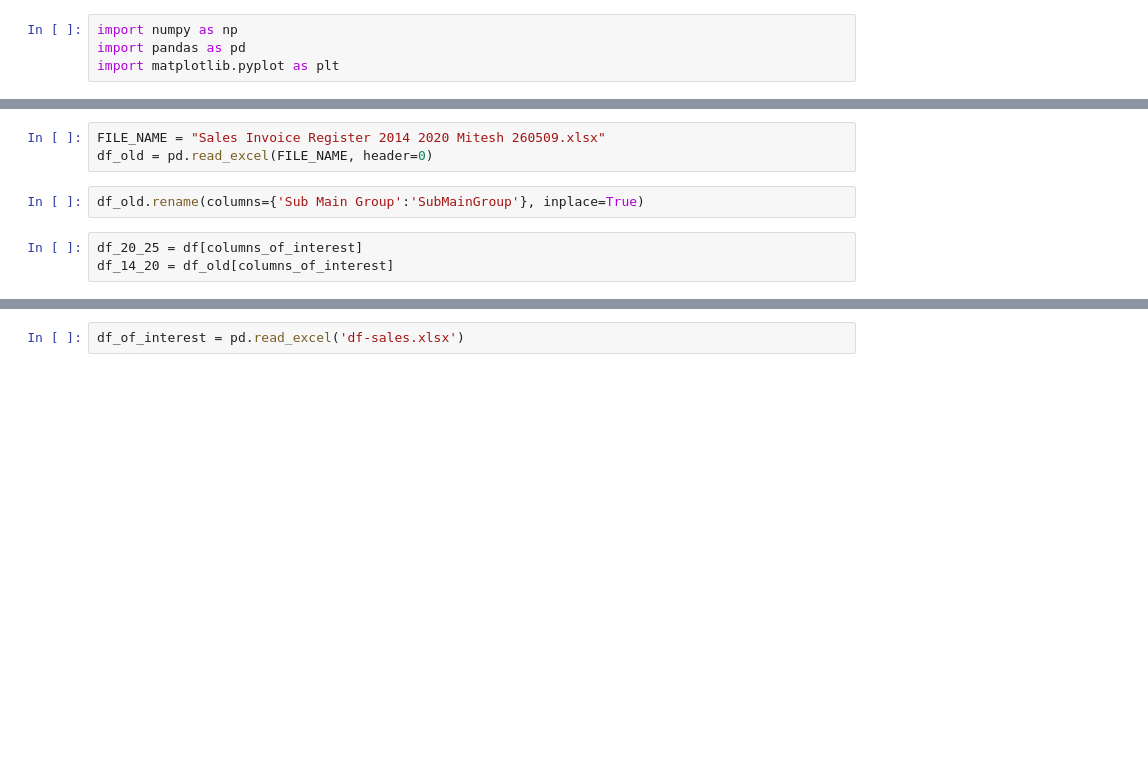
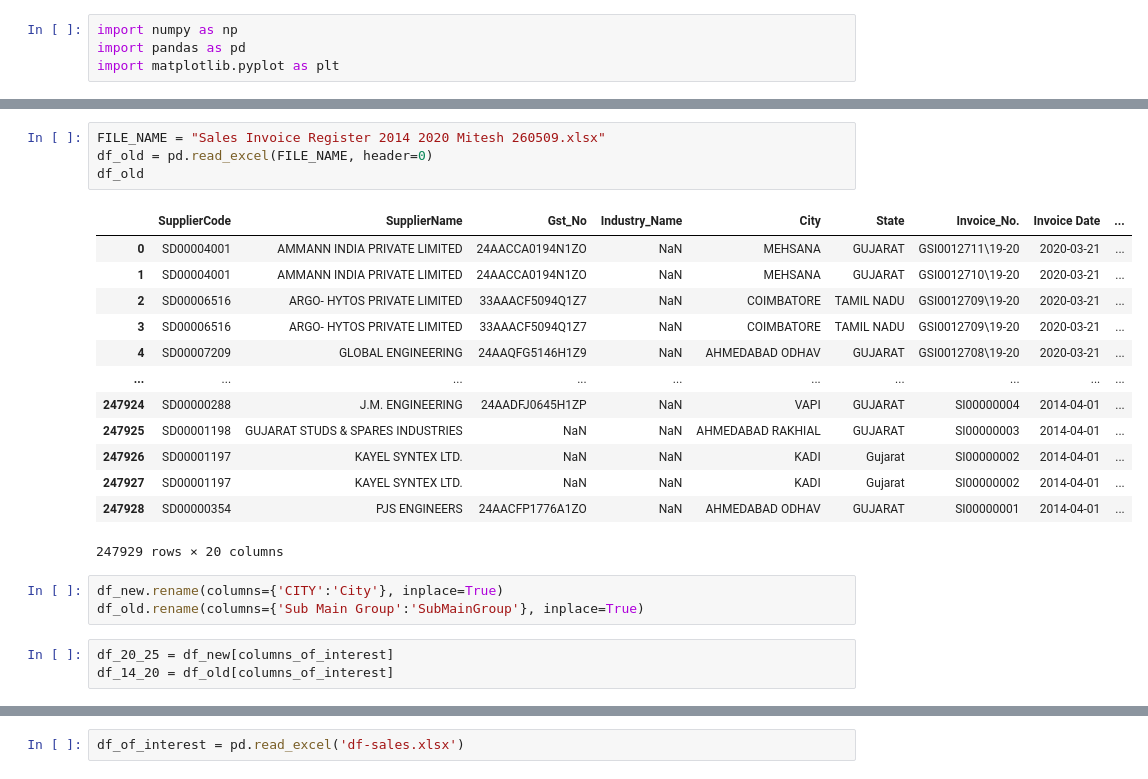
Before and after one commit to dhruvilsangani/Jacktech-Sales, a Jupyter notebook: sales_history_eda.ipynb, the cells around one changed output, grey strips where cells are left out. Saved outputs shown, nothing was run; the diff lists cells and outputs as text; blank space fills up the shorter version.

```diff
--- a/sales_history_eda.ipynb
+++ b/sales_history_eda.ipynb
@@ -37,10 +67,26 @@ df = pd.read_excel(EXCEL_NAME, header=0)
 # %%
 FILE_NAME = "Sales Invoice Register 2014 2020 Mitesh 260509.xlsx"
 df_old = pd.read_excel(FILE_NAME, header=0)
+df_old
+# %% [output]
+|  | SupplierCode | SupplierName | Gst_No | Industry_Name | City | State | Invoice_No. | Invoice Date | ... |
+| 0 | SD00004001 | AMMANN INDIA PRIVATE LIMITED | 24AACCA0194N1ZO | NaN | MEHSANA | GUJARAT | GSI0012711\19-20 | 2020-03-21 | ... |
+| 1 | SD00004001 | AMMANN INDIA PRIVATE LIMITED | 24AACCA0194N1ZO | NaN | MEHSANA | GUJARAT | GSI0012710\19-20 | 2020-03-21 | ... |
+| 2 | SD00006516 | ARGO- HYTOS PRIVATE LIMITED | 33AAACF5094Q1Z7 | NaN | COIMBATORE | TAMIL NADU | GSI0012709\19-20 | 2020-03-21 | ... |
+| 3 | SD00006516 | ARGO- HYTOS PRIVATE LIMITED | 33AAACF5094Q1Z7 | NaN | COIMBATORE | TAMIL NADU | GSI0012709\19-20 | 2020-03-21 | ... |
+| 4 | SD00007209 | GLOBAL ENGINEERING | 24AAQFG5146H1Z9 | NaN | AHMEDABAD ODHAV | GUJARAT | GSI0012708\19-20 | 2020-03-21 | ... |
+| ... | ... | ... | ... | ... | ... | ... | ... | ... | ... |
+| 247924 | SD00000288 | J.M. ENGINEERING | 24AADFJ0645H1ZP | NaN | VAPI | GUJARAT | SI00000004 | 2014-04-01 | ... |
+| 247925 | SD00001198 | GUJARAT STUDS & SPARES INDUSTRIES | NaN | NaN | AHMEDABAD RAKHIAL | GUJARAT | SI00000003 | 2014-04-01 | ... |
+| 247926 | SD00001197 | KAYEL SYNTEX LTD. | NaN | NaN | KADI | Gujarat | SI00000002 | 2014-04-01 | ... |
+| 247927 | SD00001197 | KAYEL SYNTEX LTD. | NaN | NaN | KADI | Gujarat | SI00000002 | 2014-04-01 | ... |
+| 247928 | SD00000354 | PJS ENGINEERS | 24AACFP1776A1ZO | NaN | AHMEDABAD ODHAV | GUJARAT | SI00000001 | 2014-04-01 | ... |
+247929 rows × 20 columns
 # %%
+df_new.rename(columns={'CITY':'City'}, inplace=True)
 df_old.rename(columns={'Sub Main Group':'SubMainGroup'}, inplace=True)
 # %%
-df_20_25 = df[columns_of_interest]
+df_20_25 = df_new[columns_of_interest]
 df_14_20 = df_old[columns_of_interest]
 # %%
 df_of_interest = pd.concat([df_14_20, df_20_25], ignore_index=True)
```
Also changed, not shown: parts of 8 cells of this notebook, 6 other files.
